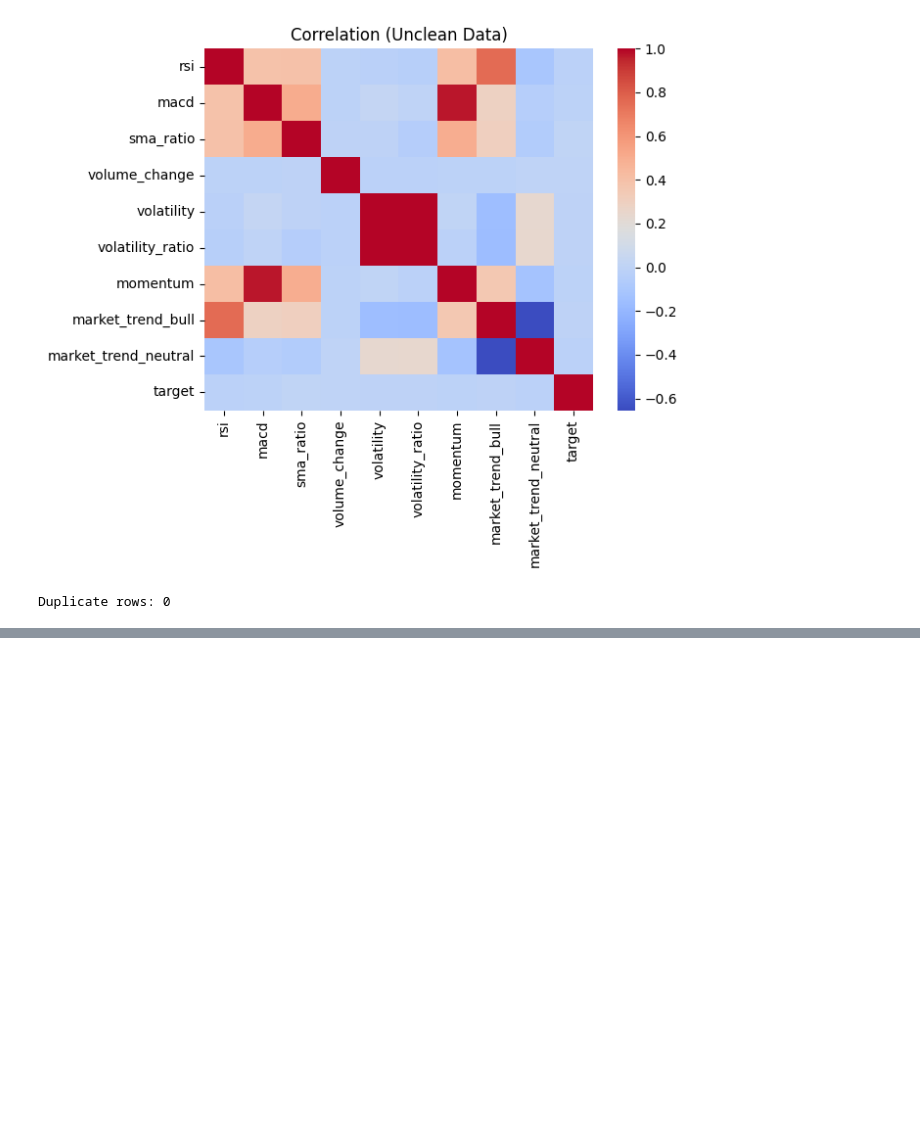
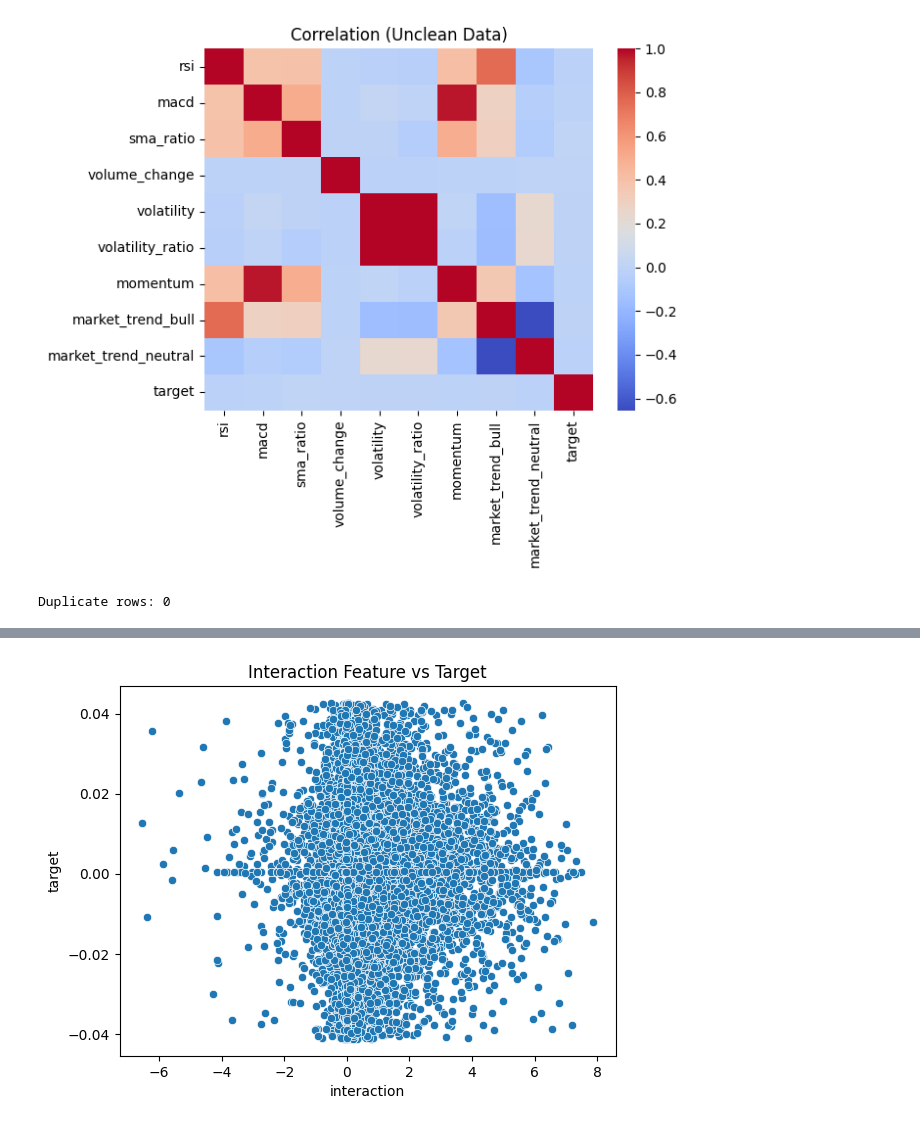
Before and after one commit to Deepanshu11-ai/SULproject, a Jupyter notebook: Notebooks/Data_cleaning/03_eda_analysis.ipynb, the cells around one changed output, grey strips where cells are left out. Saved outputs shown, nothing was run; the diff lists cells and outputs as text; code cells hidden in the pictures; blank space fills up the shorter version.

```diff
--- a/Notebooks/Data_cleaning/03_eda_analysis.ipynb
+++ b/Notebooks/Data_cleaning/03_eda_analysis.ipynb
@@ -142,0 +201,9 @@ Duplicate rows: 0
+# %%
+df["interaction"] = pd.to_numeric(df["rsi"], errors='coerce') * \
+                    pd.to_numeric(df["macd"], errors='coerce')
+
+sns.scatterplot(x=df["interaction"], y=pd.to_numeric(df["target"], errors='coerce'))
+plt.title("Interaction Feature vs Target")
+plt.show()
+# %% [output]
+[figure, added]
```
Also changed, not shown: parts of 6 cells of this notebook.
